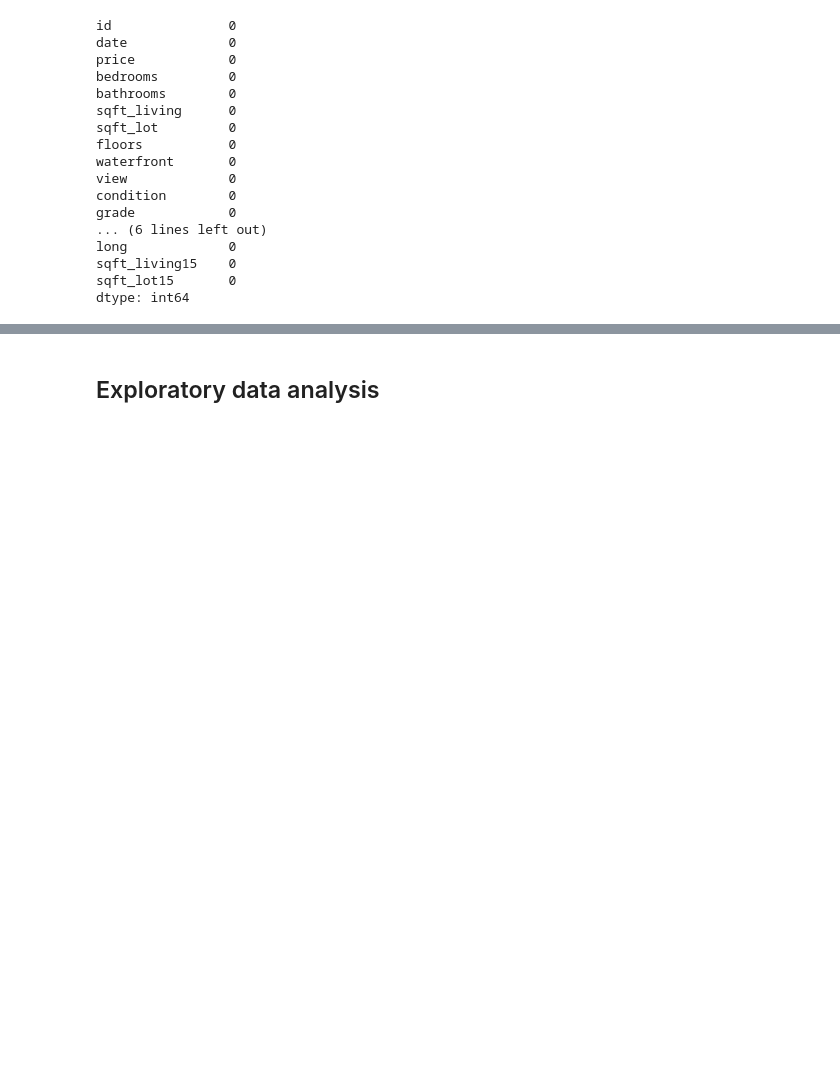
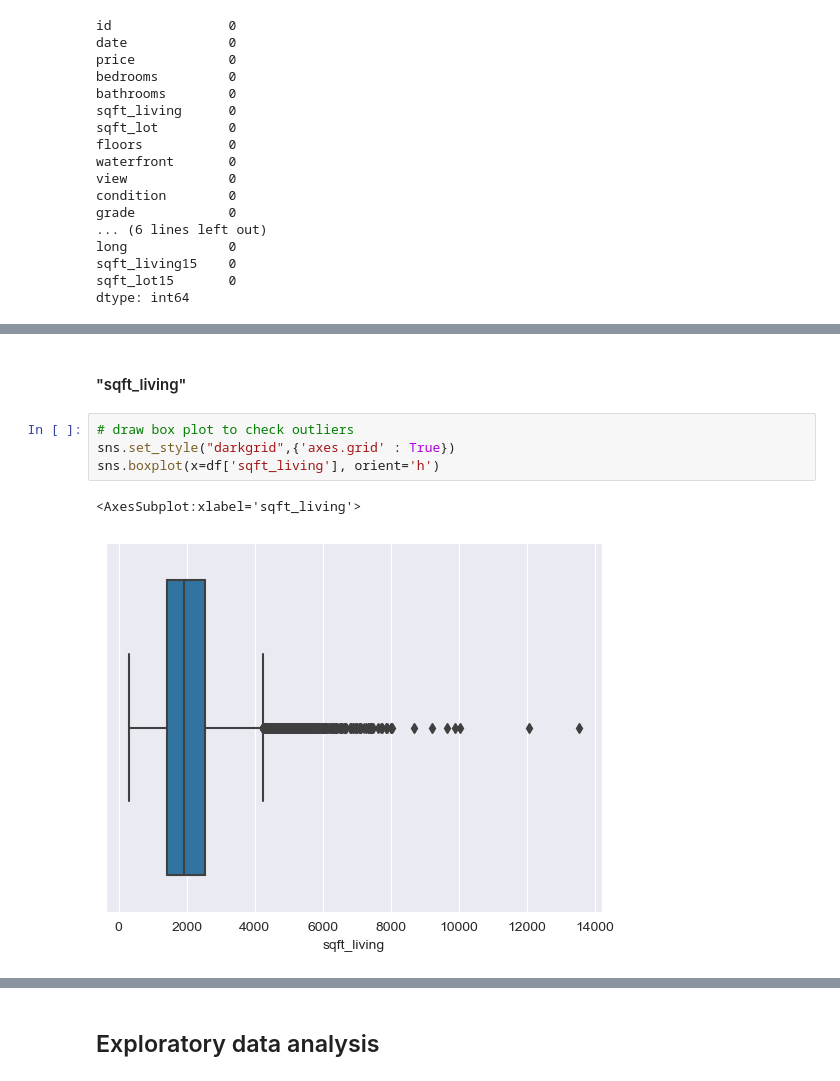
Before and after one commit to nyipuchicago/ML_project1, a Jupyter notebook: Project 1 notebook.ipynb, the cells around one changed output, grey strips where cells are left out. Cells and saved outputs as stored; diff of their text form; blank space fills up the shorter version.

```diff
--- a/Project 1 notebook.ipynb
+++ b/Project 1 notebook.ipynb
@@ -52,0 +129,9 @@ dtype: int64
+# %% [markdown]
+#### "sqft_living"
+# %%
+# draw box plot to check outliers
+sns.set_style("darkgrid",{'axes.grid' : True})
+sns.boxplot(x=df['sqft_living'], orient='h')
+# %% [output]
+<AxesSubplot:xlabel='sqft_living'>
+[figure, added]
```
Also changed, not shown: parts of 36 cells of this notebook.
